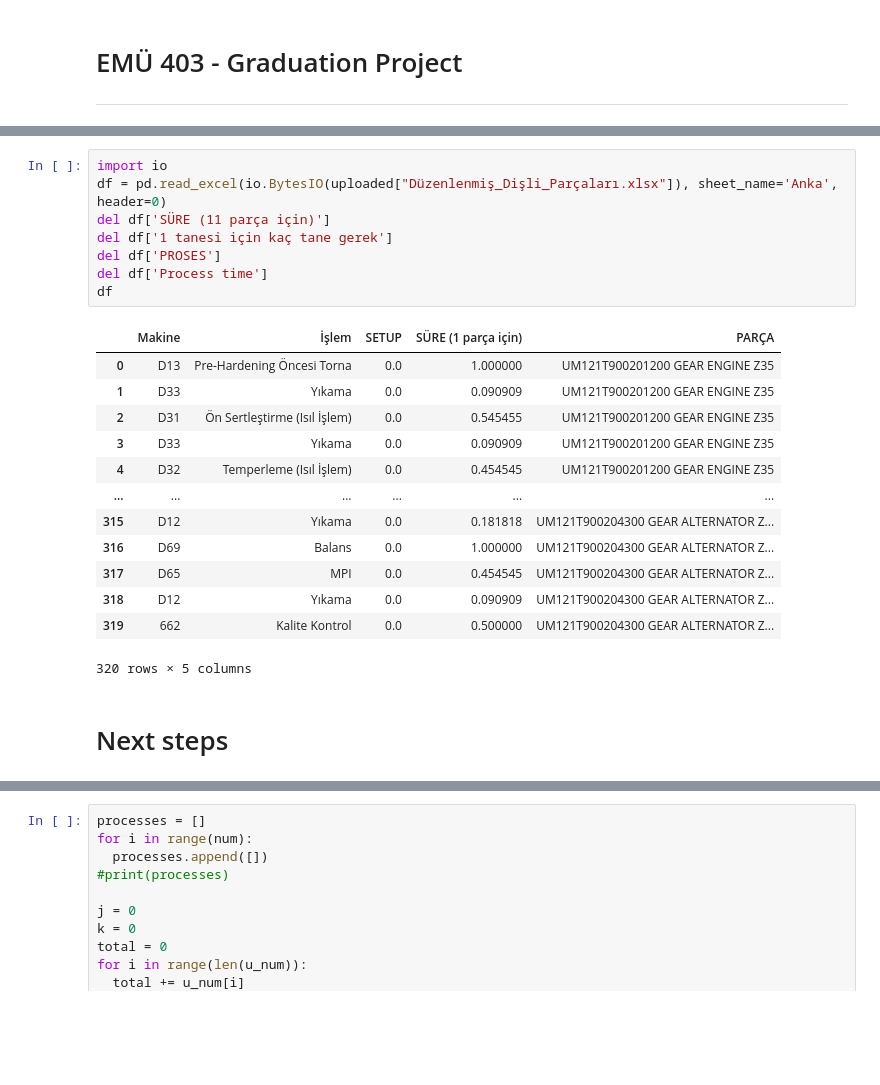
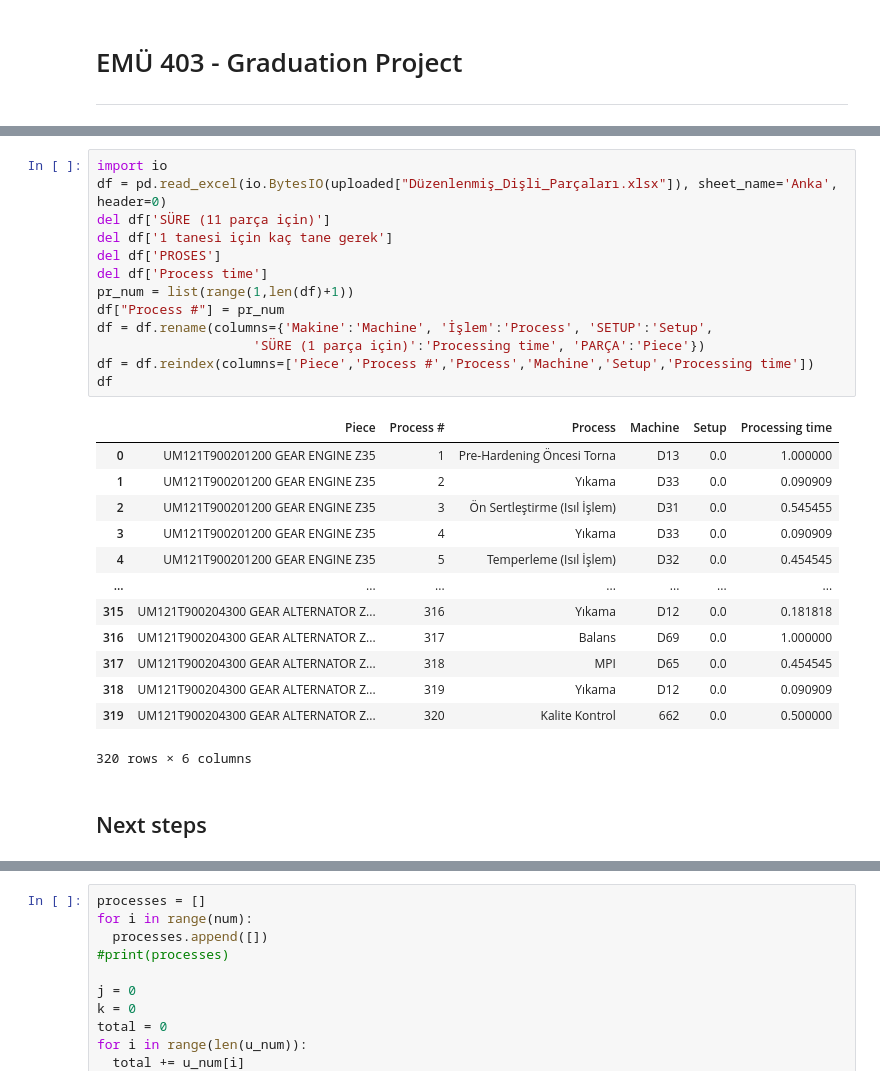
Before and after one commit to SevilAnna/GraduationProject, a Jupyter notebook: EMU403_code.ipynb, the cells around one changed output, grey strips where cells are left out. Saved outputs shown, nothing was run; the diff lists cells and outputs as text; blank space fills up the shorter version.

```diff
--- a/EMU403_code.ipynb
+++ b/EMU403_code.ipynb
@@ -39,25 +41,30 @@ Saving Düzenlenmiş_Dişli_Parçaları.xlsx to Düzenlenmiş_Dişli_Parçaları
 # %%
 import io
 df = pd.read_excel(io.BytesIO(uploaded["Düzenlenmiş_Dişli_Parçaları.xlsx"]), sheet_name='Anka', header=0)
 del df['SÜRE (11 parça için)']
 del df['1 tanesi için kaç tane gerek']
 del df['PROSES']
 del df['Process time']
+pr_num = list(range(1,len(df)+1))
+df["Process #"] = pr_num
+df = df.rename(columns={'Makine':'Machine', 'İşlem':'Process', 'SETUP':'Setup',
+                    'SÜRE (1 parça için)':'Processing time', 'PARÇA':'Piece'})
+df = df.reindex(columns=['Piece','Process #','Process','Machine','Setup','Processing time'])
 df
 # %% [output]
-|  | Makine | İşlem | SETUP | SÜRE (1 parça için) | PARÇA |
-| 0 | D13 | Pre-Hardening Öncesi Torna | 0.0 | 1.000000 | UM121T900201200 GEAR ENGINE Z35 |
-| 1 | D33 | Yıkama | 0.0 | 0.090909 | UM121T900201200 GEAR ENGINE Z35 |
-| 2 | D31 | Ön Sertleştirme (Isıl İşlem) | 0.0 | 0.545455 | UM121T900201200 GEAR ENGINE Z35 |
-| 3 | D33 | Yıkama | 0.0 | 0.090909 | UM121T900201200 GEAR ENGINE Z35 |
-| 4 | D32 | Temperleme (Isıl İşlem) | 0.0 | 0.454545 | UM121T900201200 GEAR ENGINE Z35 |
-| ... | ... | ... | ... | ... | ... |
-| 315 | D12 | Yıkama | 0.0 | 0.181818 | UM121T900204300 GEAR ALTERNATOR Z... |
-| 316 | D69 | Balans | 0.0 | 1.000000 | UM121T900204300 GEAR ALTERNATOR Z... |
-| 317 | D65 | MPI | 0.0 | 0.454545 | UM121T900204300 GEAR ALTERNATOR Z... |
-| 318 | D12 | Yıkama | 0.0 | 0.090909 | UM121T900204300 GEAR ALTERNATOR Z... |
-| 319 | 662 | Kalite Kontrol | 0.0 | 0.500000 | UM121T900204300 GEAR ALTERNATOR Z... |
+|  | Piece | Process # | Process | Machine | Setup | Processing time |
+| 0 | UM121T900201200 GEAR ENGINE Z35 | 1 | Pre-Hardening Öncesi Torna | D13 | 0.0 | 1.000000 |
+| 1 | UM121T900201200 GEAR ENGINE Z35 | 2 | Yıkama | D33 | 0.0 | 0.090909 |
+| 2 | UM121T900201200 GEAR ENGINE Z35 | 3 | Ön Sertleştirme (Isıl İşlem) | D31 | 0.0 | 0.545455 |
+| 3 | UM121T900201200 GEAR ENGINE Z35 | 4 | Yıkama | D33 | 0.0 | 0.090909 |
+| 4 | UM121T900201200 GEAR ENGINE Z35 | 5 | Temperleme (Isıl İşlem) | D32 | 0.0 | 0.454545 |
+| ... | ... | ... | ... | ... | ... | ... |
+| 315 | UM121T900204300 GEAR ALTERNATOR Z... | 316 | Yıkama | D12 | 0.0 | 0.181818 |
+| 316 | UM121T900204300 GEAR ALTERNATOR Z... | 317 | Balans | D69 | 0.0 | 1.000000 |
+| 317 | UM121T900204300 GEAR ALTERNATOR Z... | 318 | MPI | D65 | 0.0 | 0.454545 |
+| 318 | UM121T900204300 GEAR ALTERNATOR Z... | 319 | Yıkama | D12 | 0.0 | 0.090909 |
+| 319 | UM121T900204300 GEAR ALTERNATOR Z... | 320 | Kalite Kontrol | 662 | 0.0 | 0.500000 |
-320 rows × 5 columns
+320 rows × 6 columns
 # %% [markdown]
-# Next steps
+## Next steps
 # %%
```
Also changed, not shown: parts of 25 cells of this notebook.
